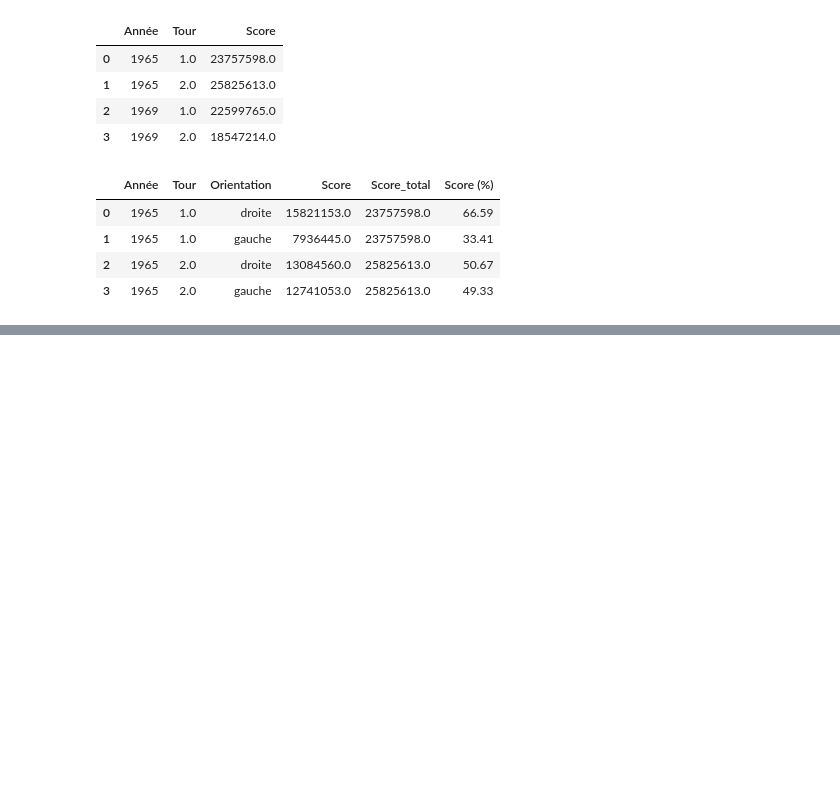
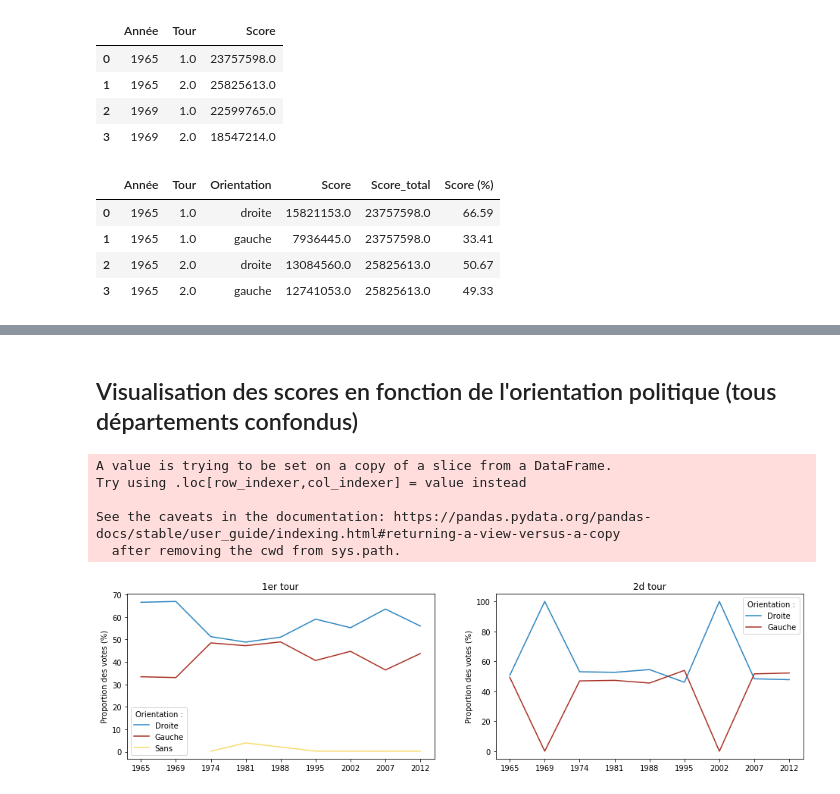
Before and after one commit to h4r1c0t/WildCodeSchool, a Jupyter notebook: Project/Datathon#1/Scripts/Analyses_data_présidentielles_1965-2012.ipynb, the cells around one changed output, grey strips where cells are left out. Cells and saved outputs as stored; diff of their text form; code cells hidden in the pictures; blank space fills up the shorter version.

```diff
--- a/Project/Datathon#1/Scripts/Analyses_data_présidentielles_1965-2012.ipynb
+++ b/Project/Datathon#1/Scripts/Analyses_data_présidentielles_1965-2012.ipynb
@@ -86,0 +131,37 @@ tab1[tab1['Année'] == 2012]
+# %% [markdown]
+## Visualisation des scores en fonction de l'orientation politique (tous départements confondus)
+# %%
+fig = plt.subplots(figsize = (16, 4))
+
+plt_data = tab1[tab1['Tour'] == 1]
+plt_data['Année'] = plt_data['Année'].astype(str)
+
+ax1 = plt.subplot(121)
+ax1.plot('Année', 'Score (%)', data = plt_data[plt_data['Orientation'] == 'droite'], label = 'Droite', color = '#2E86C1')
+ax1.plot('Année', 'Score (%)', data = plt_data[plt_data['Orientation'] == 'gauche'], label = 'Gauche', color = '#A93226')
+ax1.plot('Année', 'Score (%)', data = plt_data[plt_data['Orientation'] == 'sans'], label = 'Sans', color = '#F7DC6F')
+ax1.set_title('1er tour')
+ax1.set_ylabel('Proportion des votes (%)')
+ax1.legend(title = 'Orientation :')
+
+plt_data = tab1[tab1['Tour'] == 2]
+# Ajout des lignes manquantes pour 1969 et 2002 (2d tour uniquement droite)
+add = pd.DataFrame({'Année':[1969, 2002], 'Tour':[2, 2], 'Orientation':['gauche', 'gauche'], 'Score':[0, 0], 'Score_total':[0, 0], 'Score (%)':[0, 0]})
+plt_data = plt_data.append(add).reset_index().sort_values(['Année', 'Tour', 'Orientation']).drop('index', axis = 1)
+plt_data['Année'] = plt_data['Année'].astype(str)
+
+ax2 = plt.subplot(122)
+ax2.plot('Année', 'Score (%)', data = plt_data[plt_data['Orientation'] == 'droite'], label = 'Droite', color = '#2E86C1')
+ax2.plot('Année', 'Score (%)', data = plt_data[plt_data['Orientation'] == 'gauche'], label = 'Gauche', color = '#A93226')
+ax2.set_title('2d tour')
+ax2.set_ylabel('Proportion des votes (%)')
+ax2.legend(title = 'Orientation :')
+
+plt.show()
+# %% [output]
+A value is trying to be set on a copy of a slice from a DataFrame.
+Try using .loc[row_indexer,col_indexer] = value instead
+
+See the caveats in the documentation: https://pandas.pydata.org/pandas-docs/stable/user_guide/indexing.html#returning-a-view-versus-a-copy
+  after removing the cwd from sys.path.
+[figure, added]
```
Also changed, not shown: parts of 13 cells of this notebook, 2 other files.
